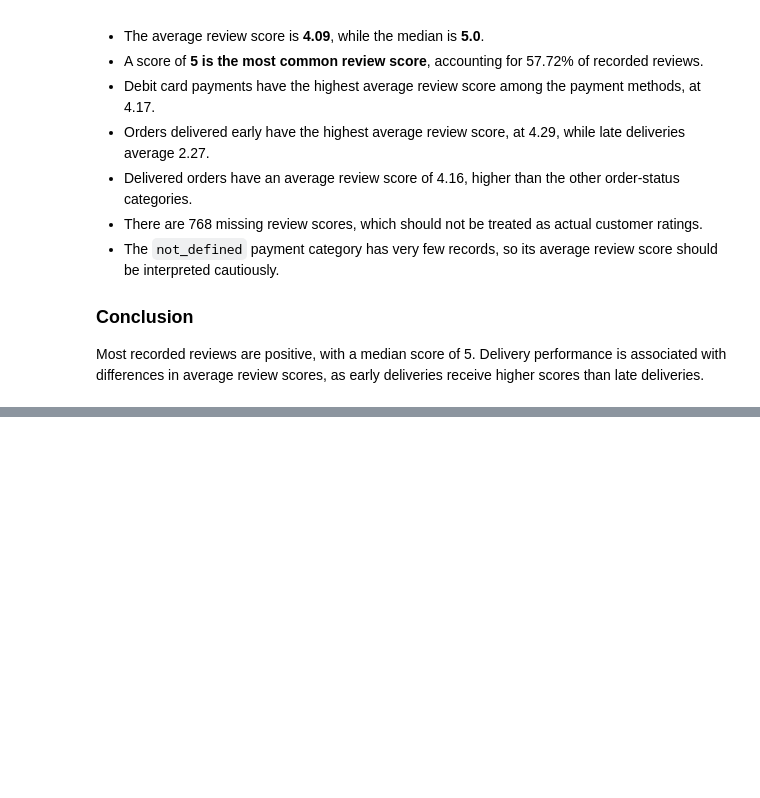
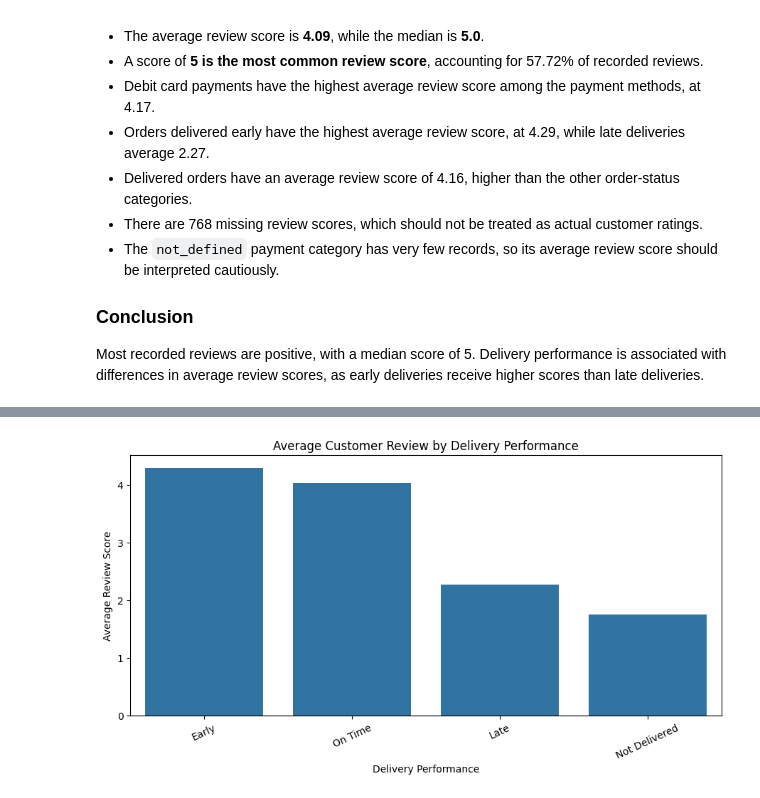
Before and after one commit to PranjaliSBidwe/E-Commerce_Sales_Customer_Behavior_Analysis, a Jupyter notebook: 01_data_understanding.ipynb, the cells around one changed output, grey strips where cells are left out. Cells and saved outputs as stored; diff of their text form; code cells hidden in the pictures; blank space fills up the shorter version.

```diff
--- a/01_data_understanding.ipynb
+++ b/01_data_understanding.ipynb
@@ -2260,0 +2411,14 @@ Most recorded reviews are positive, with a median score of 5. Delivery performan
+# %%
+
+delivery_review = (
+    df_clean
+    .groupby("delivery_performance", observed=True)
+    .agg(
+        total_orders=("order_id", "count"),
+        average_review=("review_score", "mean")
+    )
+    .reset_index()
+    .sort_values("average_review", ascending=False)
+)
+
+delivery_review
@@ -2260,0 +2431,18 @@ Most recorded reviews are positive, with a median score of 5. Delivery performan
+# %%
+
+plt.figure(figsize=(9, 5))
+
+sns.barplot(
+    data=delivery_review,
+    x="delivery_performance",
+    y="average_review"
+)
+
+plt.title("Average Customer Review by Delivery Performance")
+plt.xlabel("Delivery Performance")
+plt.ylabel("Average Review Score")
+plt.xticks(rotation=25)
+plt.tight_layout()
+plt.show()
+# %% [output]
+[figure, added]
```
Also changed, not shown: parts of 13 cells of this notebook.
